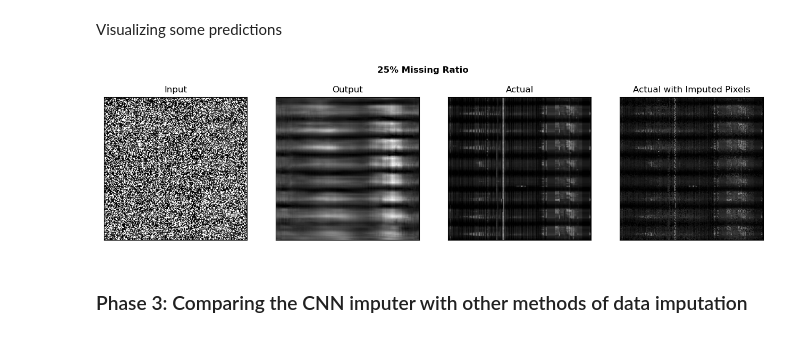
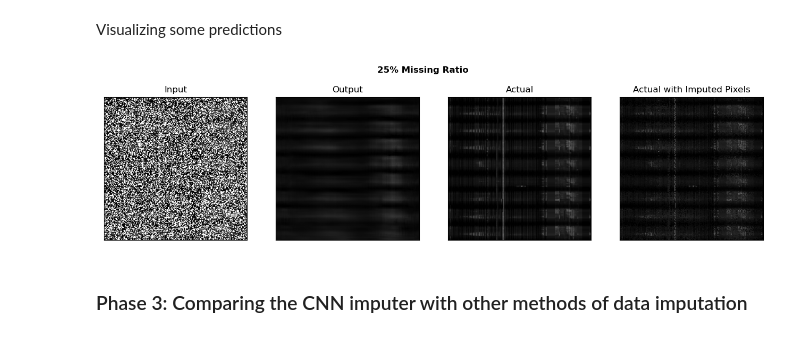
Before and after one commit to Evan-Callaghan/FieldsAcademy-NeuralNetworks, a Jupyter notebook: Project/Working/project_work_combined.ipynb, the cells around one changed output. Cells and saved outputs as stored; diff of their text form; code cells hidden in the pictures.

```diff
--- a/Project/Working/project_work_combined.ipynb
+++ b/Project/Working/project_work_combined.ipynb
@@ -613,38 +615,38 @@ X_test_imputed = X_test_flat.reshape(200, 200)
 # %%
 plt.figure(figsize=(16, 7))
 ax = plt.subplot(1, 4, 1)
-plt.imshow(tf.squeeze(X_test_25[8]), cmap = 'gray')
+plt.imshow(tf.squeeze(X_test_25[8]), cmap = 'gray', vmin = 0, vmax = 1)
 plt.title("Input", fontsize = 12)
 plt.gray()
 ax.get_xaxis().set_visible(False)
 ax.get_yaxis().set_visible(False)
 
 ax = plt.subplot(1, 4, 2)
-plt.imshow(tf.squeeze(testing_preds_25[8]), cmap = 'gray')
+plt.imshow(tf.squeeze(testing_preds_25[8]), cmap = 'gray', vmin = 0, vmax = 1)
 plt.title("Output", fontsize = 12)
 plt.gray()
 ax.get_xaxis().set_visible(False)
 ax.get_yaxis().set_visible(False)
 
 ax = plt.subplot(1, 4, 3)
-plt.imshow(tf.squeeze(Y_test[8]), cmap = 'gray')
+plt.imshow(tf.squeeze(Y_test[8]), cmap = 'gray', vmin = 0, vmax = 1)
 plt.title("Actual", fontsize = 12)
 plt.gray()
 ax.get_xaxis().set_visible(False)
 ax.get_yaxis().set_visible(False)
 
 
 ax = plt.subplot(1, 4, 4)
-plt.imshow(tf.squeeze(X_test_imputed), cmap = 'gray')
+plt.imshow(tf.squeeze(X_test_imputed), cmap = 'gray', vmin = 0, vmax = 1)
 plt.title("Actual with Imputed Pixels", fontsize = 12)
 plt.gray()
 ax.get_xaxis().set_visible(False)
 ax.get_yaxis().set_visible(False)
 
 plt.suptitle('25% Missing Ratio', y = 0.77, weight = 'bold')
 plt.show()
 # %% [output]
-[figure, old version]
+[figure, new version]
 # %% [markdown]
 ### Phase 3: Comparing the CNN imputer with other methods of data imputation
 # %%
```
Also changed, not shown: parts of 9 cells of this notebook.
